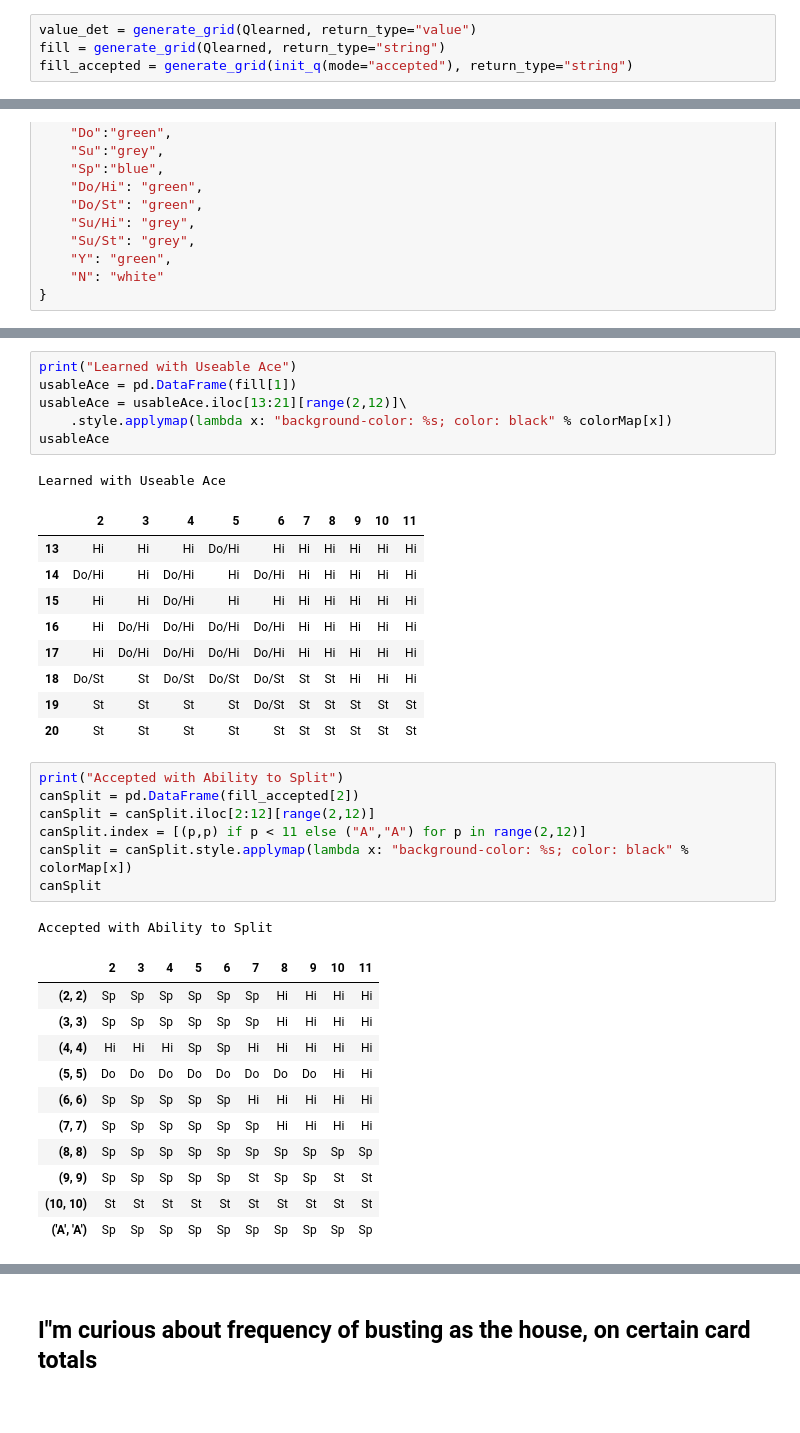
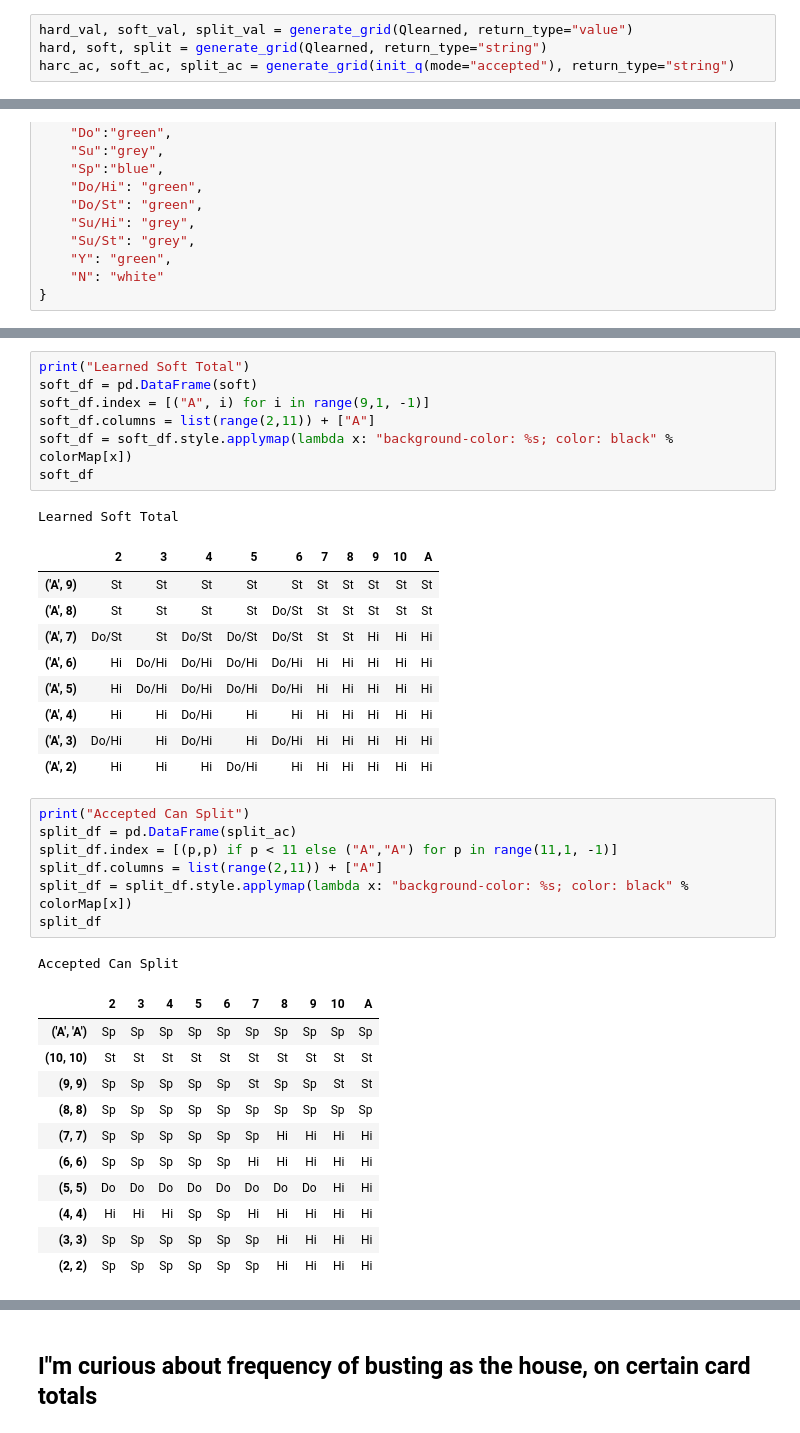
Before and after one commit to petersim1/Blackjack_RL, a Jupyter notebook: Blackjack.ipynb, the cells around one changed output, grey strips where cells are left out. Saved outputs shown, nothing was run; the diff lists cells and outputs as text.

```diff
--- a/Blackjack.ipynb
+++ b/Blackjack.ipynb
@@ -363,9 +363,9 @@ In my case, I allow for randomization in action during Q learning. However, in e
 
 In practice, the action is taken that maximizes the Q value given the current state, deterministically.
 # %%
-value_det = generate_grid(Qlearned, return_type="value")
-fill = generate_grid(Qlearned, return_type="string")
-fill_accepted = generate_grid(init_q(mode="accepted"), return_type="string")
+hard_val, soft_val, split_val = generate_grid(Qlearned, return_type="value")
+hard, soft, split = generate_grid(Qlearned, return_type="string")
+harc_ac, soft_ac, split_ac = generate_grid(init_q(mode="accepted"), return_type="string")
 # %% [markdown]
 ### Below I am plotting 3d visualizations of our Reward function.
 
@@ -482,38 +483,39 @@ Accepted with Useable Ace
 # %%
-print("Learned with Useable Ace")
-usableAce = pd.DataFrame(fill[1])
-usableAce = usableAce.iloc[13:21][range(2,12)]\
-    .style.applymap(lambda x: "background-color: %s; color: black" % colorMap[x])
-usableAce
+print("Learned Soft Total")
+soft_df = pd.DataFrame(soft)
+soft_df.index = [("A", i) for i in range(9,1, -1)]
+soft_df.columns = list(range(2,11)) + ["A"]
+soft_df = soft_df.style.applymap(lambda x: "background-color: %s; color: black" % colorMap[x])
+soft_df
 # %% [output]
-Learned with Useable Ace
+Learned Soft Total
-|  | 2 | 3 | 4 | 5 | 6 | 7 | 8 | 9 | 10 | 11 |
-| 13 | Hi | Hi | Hi | Do/Hi | Hi | Hi | Hi | Hi | Hi | Hi |
-| 14 | Do/Hi | Hi | Do/Hi | Hi | Do/Hi | Hi | Hi | Hi | Hi | Hi |
-| 15 | Hi | Hi | Do/Hi | Hi | Hi | Hi | Hi | Hi | Hi | Hi |
-| 16 | Hi | Do/Hi | Do/Hi | Do/Hi | Do/Hi | Hi | Hi | Hi | Hi | Hi |
-| 17 | Hi | Do/Hi | Do/Hi | Do/Hi | Do/Hi | Hi | Hi | Hi | Hi | Hi |
-| 18 | Do/St | St | Do/St | Do/St | Do/St | St | St | Hi | Hi | Hi |
-| 19 | St | St | St | St | Do/St | St | St | St | St | St |
-| 20 | St | St | St | St | St | St | St | St | St | St |
+|  | 2 | 3 | 4 | 5 | 6 | 7 | 8 | 9 | 10 | A |
+| ('A', 9) | St | St | St | St | St | St | St | St | St | St |
+| ('A', 8) | St | St | St | St | Do/St | St | St | St | St | St |
+| ('A', 7) | Do/St | St | Do/St | Do/St | Do/St | St | St | Hi | Hi | Hi |
+| ('A', 6) | Hi | Do/Hi | Do/Hi | Do/Hi | Do/Hi | Hi | Hi | Hi | Hi | Hi |
+| ('A', 5) | Hi | Do/Hi | Do/Hi | Do/Hi | Do/Hi | Hi | Hi | Hi | Hi | Hi |
+| ('A', 4) | Hi | Hi | Do/Hi | Hi | Hi | Hi | Hi | Hi | Hi | Hi |
+| ('A', 3) | Do/Hi | Hi | Do/Hi | Hi | Do/Hi | Hi | Hi | Hi | Hi | Hi |
+| ('A', 2) | Hi | Hi | Hi | Do/Hi | Hi | Hi | Hi | Hi | Hi | Hi |
 # %%
-print("Accepted with Ability to Split")
-canSplit = pd.DataFrame(fill_accepted[2])
-canSplit = canSplit.iloc[2:12][range(2,12)]
-canSplit.index = [(p,p) if p < 11 else ("A","A") for p in range(2,12)]
-canSplit = canSplit.style.applymap(lambda x: "background-color: %s; color: black" % colorMap[x])
-canSplit
+print("Accepted Can Split")
+split_df = pd.DataFrame(split_ac)
+split_df.index = [(p,p) if p < 11 else ("A","A") for p in range(11,1, -1)]
+split_df.columns = list(range(2,11)) + ["A"]
+split_df = split_df.style.applymap(lambda x: "background-color: %s; color: black" % colorMap[x])
+split_df
 # %% [output]
-Accepted with Ability to Split
+Accepted Can Split
-|  | 2 | 3 | 4 | 5 | 6 | 7 | 8 | 9 | 10 | 11 |
+|  | 2 | 3 | 4 | 5 | 6 | 7 | 8 | 9 | 10 | A |
+| ('A', 'A') | Sp | Sp | Sp | Sp | Sp | Sp | Sp | Sp | Sp | Sp |
+| (10, 10) | St | St | St | St | St | St | St | St | St | St |
+| (9, 9) | Sp | Sp | Sp | Sp | Sp | St | Sp | Sp | St | St |
+| (8, 8) | Sp | Sp | Sp | Sp | Sp | Sp | Sp | Sp | Sp | Sp |
+| (7, 7) | Sp | Sp | Sp | Sp | Sp | Sp | Hi | Hi | Hi | Hi |
+| (6, 6) | Sp | Sp | Sp | Sp | Sp | Hi | Hi | Hi | Hi | Hi |
+| (5, 5) | Do | Do | Do | Do | Do | Do | Do | Do | Hi | Hi |
+| (4, 4) | Hi | Hi | Hi | Sp | Sp | Hi | Hi | Hi | Hi | Hi |
+| (3, 3) | Sp | Sp | Sp | Sp | Sp | Sp | Hi | Hi | Hi | Hi |
 | (2, 2) | Sp | Sp | Sp | Sp | Sp | Sp | Hi | Hi | Hi | Hi |
-| (3, 3) | Sp | Sp | Sp | Sp | Sp | Sp | Hi | Hi | Hi | Hi |
-| (4, 4) | Hi | Hi | Hi | Sp | Sp | Hi | Hi | Hi | Hi | Hi |
-| (5, 5) | Do | Do | Do | Do | Do | Do | Do | Do | Hi | Hi |
-| (6, 6) | Sp | Sp | Sp | Sp | Sp | Hi | Hi | Hi | Hi | Hi |
-| (7, 7) | Sp | Sp | Sp | Sp | Sp | Sp | Hi | Hi | Hi | Hi |
-| (8, 8) | Sp | Sp | Sp | Sp | Sp | Sp | Sp | Sp | Sp | Sp |
-| (9, 9) | Sp | Sp | Sp | Sp | Sp | St | Sp | Sp | St | St |
-| (10, 10) | St | St | St | St | St | St | St | St | St | St |
-| ('A', 'A') | Sp | Sp | Sp | Sp | Sp | Sp | Sp | Sp | Sp | Sp |
 # %%
```
Also changed, not shown: parts of 5 cells of this notebook, 1 other file.
